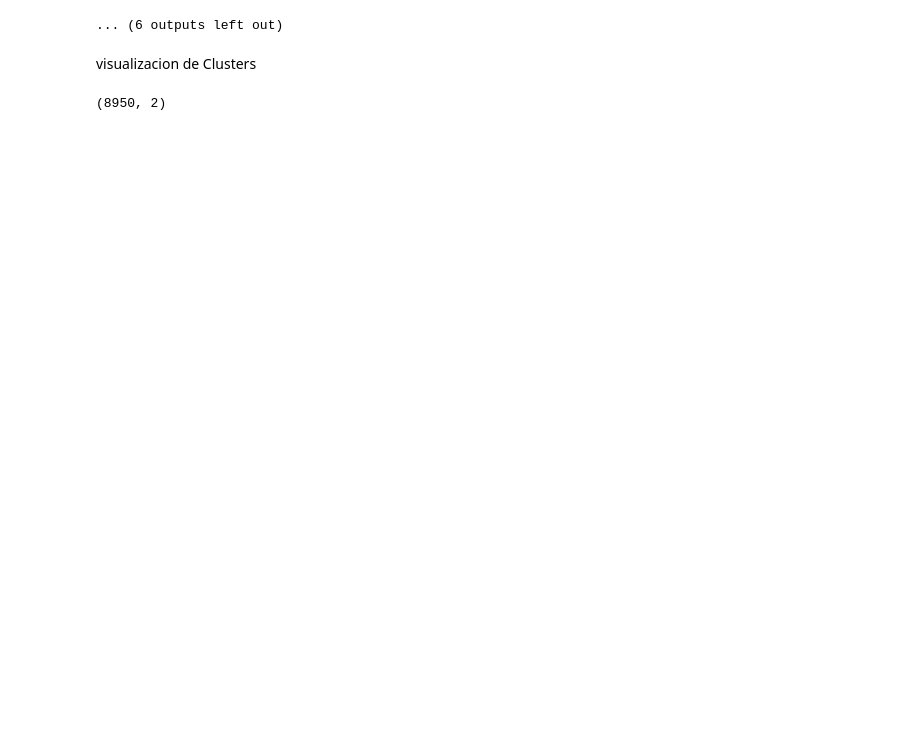
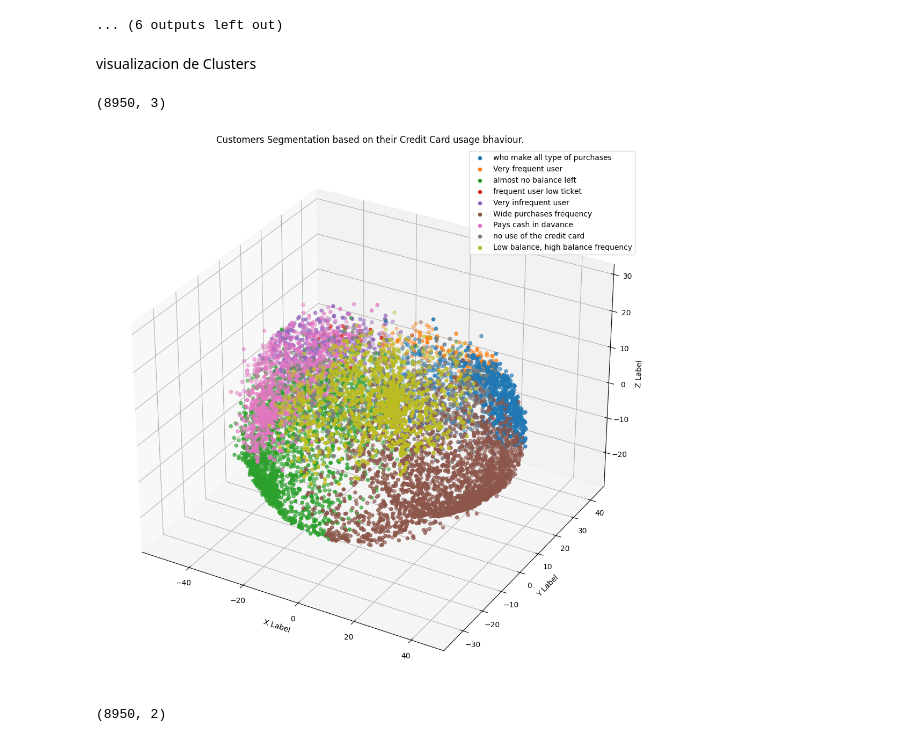
Before and after one commit to Malvape/Credit-Card-Clustering-Kaggle, a Jupyter notebook: Solucion.ipynb, the cells around one changed output. Saved outputs shown, nothing was run; the diff lists cells and outputs as text; code cells hidden in the pictures; blank space fills up the shorter version.

```diff
--- a/Solucion.ipynb
+++ b/Solucion.ipynb
@@ -131,10 +132,64 @@ visualizacion de Clusters
 # %%
 dist = 1 - cosine_similarity(X)
 
-pca = PCA(2)
+pca = PCA(3)
 pca.fit(dist)
 X_PCA = pca.transform(dist)
 X_PCA.shape
 # %% [output]
-(8950, 2)
+(8950, 3)
+# %%
+x, y, z = X_PCA[:, 0], X_PCA[:, 1], X_PCA[:, 2]
+
+# colors = {0: 'red',
+#           1: 'blue',
+#           2: 'green',
+#           3: 'yellow',
+#           4: 'orange',
+#           5:'purple'}
+
+names = {0: 'who make all type of purchases',
+         1: 'Very frequent user',
+         2: 'almost no balance left',
+         3: 'frequent user low ticket',
+         4: 'Very infrequent user',
+         5:'Wide purchases frequency',
+         6:'Pays cash in davance',
+         7:'no use of the credit card',
+         8:'Low balance, high balance frequency'
+
+         }
+
+df = pd.DataFrame({'x': x, 'y':y, 'z':z, 'label':labels})
+groups = df.groupby('label')
+
+fig = plt.figure(figsize=(20, 13))
+ax = fig.add_subplot(111, projection='3d')
+
+for name, group in groups:
+    #ax.plot(group.x, group.y, group.z, marker='o', linestyle='', ms=5,
+    #        #color=colors[name],
+    #        label=names[name], mec='none')
+    ax.scatter(group.x, group.y, group.z, marker='o', s=20, label=names[name])
+
+    ax.set_aspect('auto')
+    #ax.tick_params(axis='x',which='both',bottom='off',top='off',labelbottom='off')
+    #ax.tick_params(axis= 'y',which='both',left='off',top='off',labelleft='off')
+    #ax.tick_params(axis= 'z',which='both',left='off',top='off',labelleft='off')
+    ax.set_xlabel('X Label')
+    ax.set_ylabel('Y Label')
+    ax.set_zlabel('Z Label')
+
+ax.legend()
+ax.set_title("Customers Segmentation based on their Credit Card usage bhaviour.")
+plt.show()
+# %% [output]
+[figure, added]
+# %%
+pca2 = PCA(2)
+pca2.fit(dist)
+X_PCA2 = pca2.transform(dist)
+X_PCA2.shape
+# %% [output]
+(8950, 2)
 # %%
```
Also changed, not shown: parts of 4 cells of this notebook.
